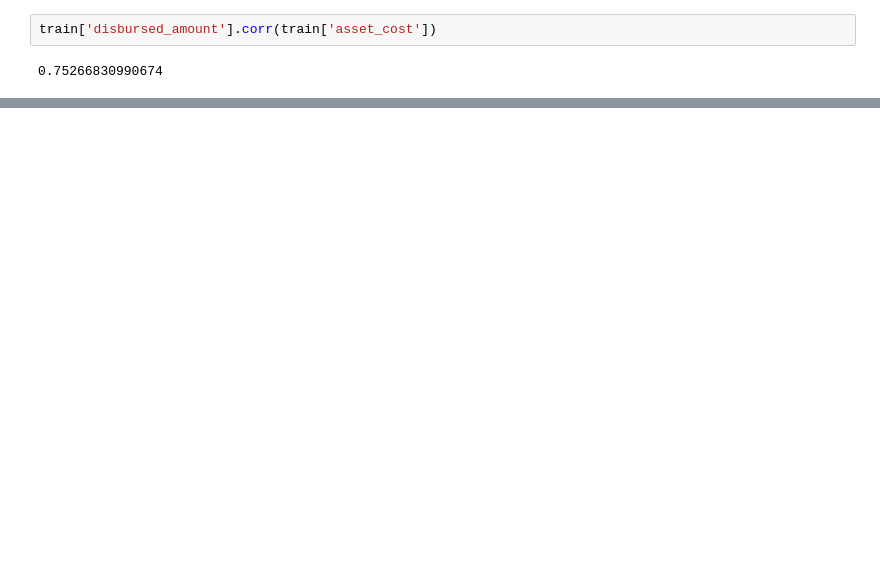
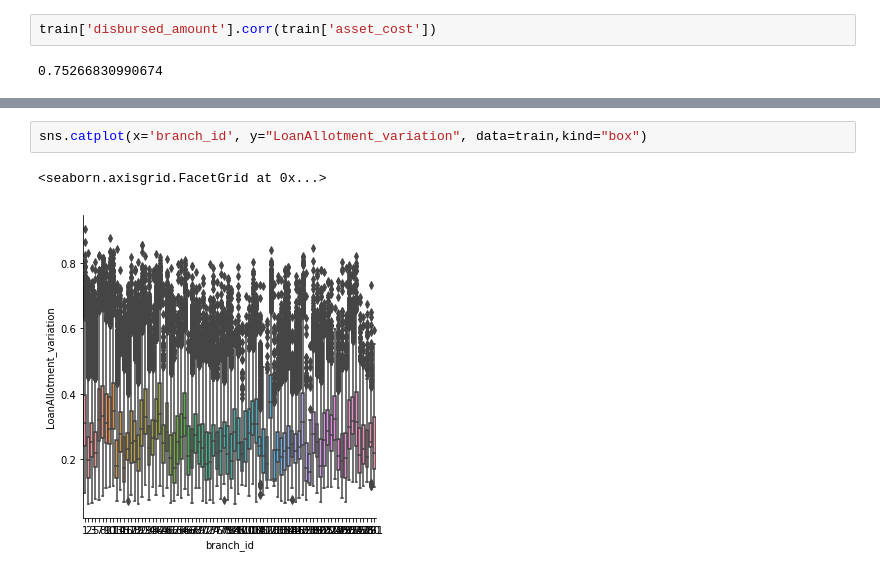
Before and after one commit to rohitmishr1484/Hackathon, a Jupyter notebook: FintechHack/DataExploration.ipynb, the cells around one changed output, grey strips where cells are left out. Drawn from its saved outputs; the diff is of its cells as text; blank space fills up the shorter version.

```diff
--- a/FintechHack/DataExploration.ipynb
+++ b/FintechHack/DataExploration.ipynb
@@ -205,0 +358,5 @@ categorical_features = ['branch_id','supplier_id']
+# %%
+sns.catplot(x='branch_id', y="LoanAllotment_variation", data=train,kind="box")
+# %% [output]
+<seaborn.axisgrid.FacetGrid at 0x...>
+[figure, added]
```
Also changed, not shown: parts of 67 cells of this notebook.
